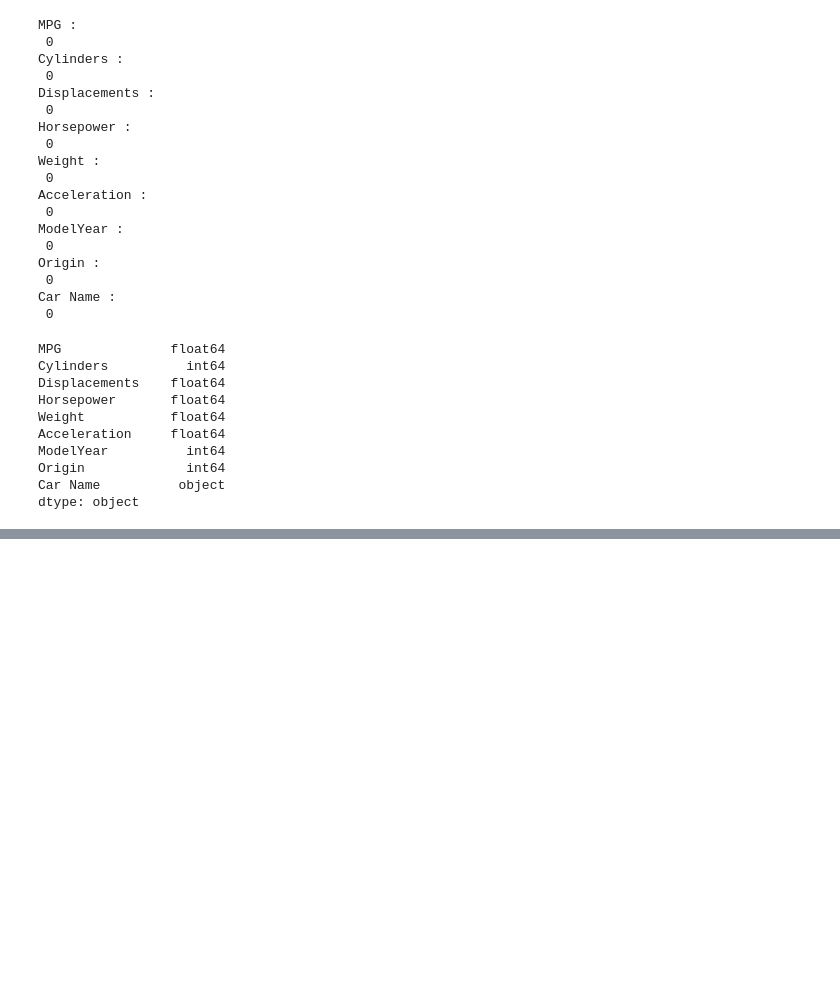
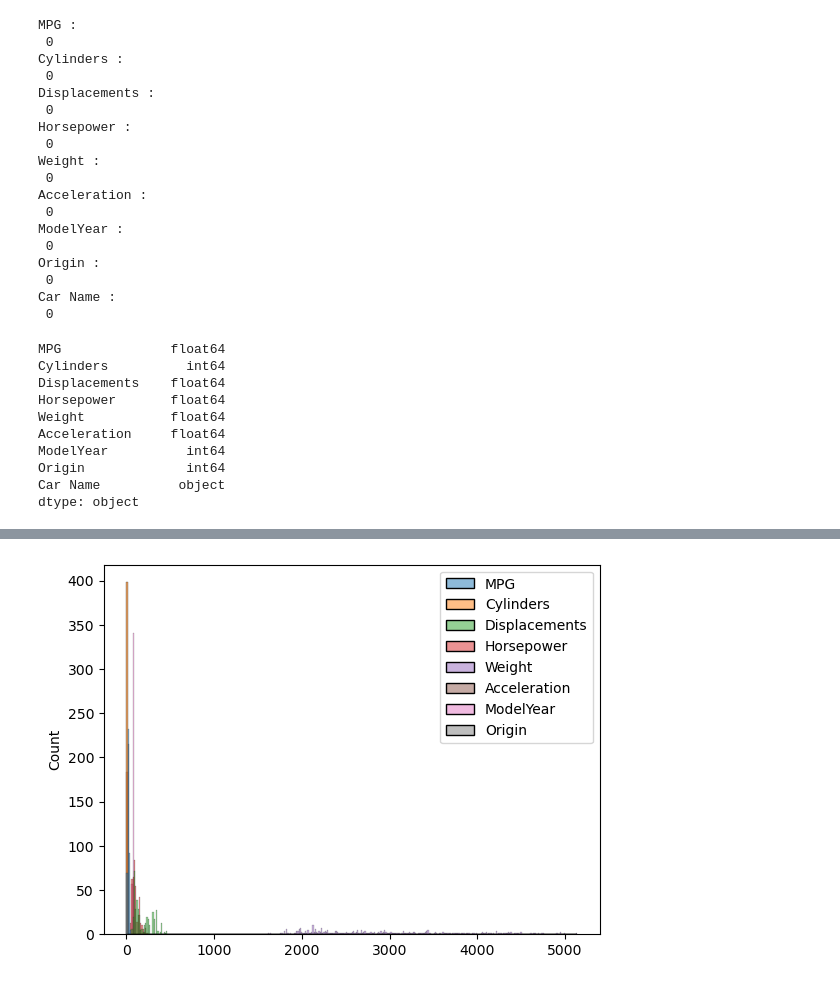
Before and after one commit to GyanaPrakashSahoo7853/Exploratory_Data_Analysis_EDA, a Jupyter notebook: AutoMPG.ipynb, the cells around one changed output, grey strips where cells are left out. Cells and saved outputs as stored; diff of their text form; code cells hidden in the pictures; blank space fills up the shorter version.

```diff
--- a/AutoMPG.ipynb
+++ b/AutoMPG.ipynb
@@ -153,0 +174,5 @@ dtype: object
+# %%
+sns.histplot(data=auto,fill = True)
+plt.show()
+# %% [output]
+[figure, added]
```
Also changed, not shown: parts of 30 cells of this notebook.
